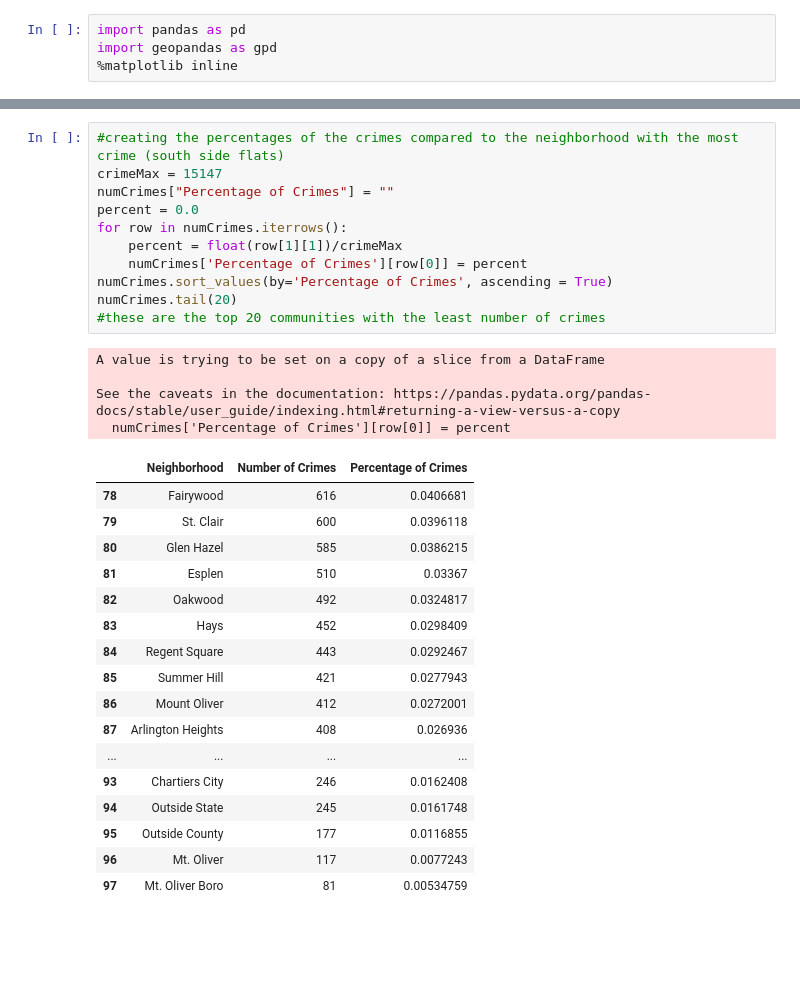
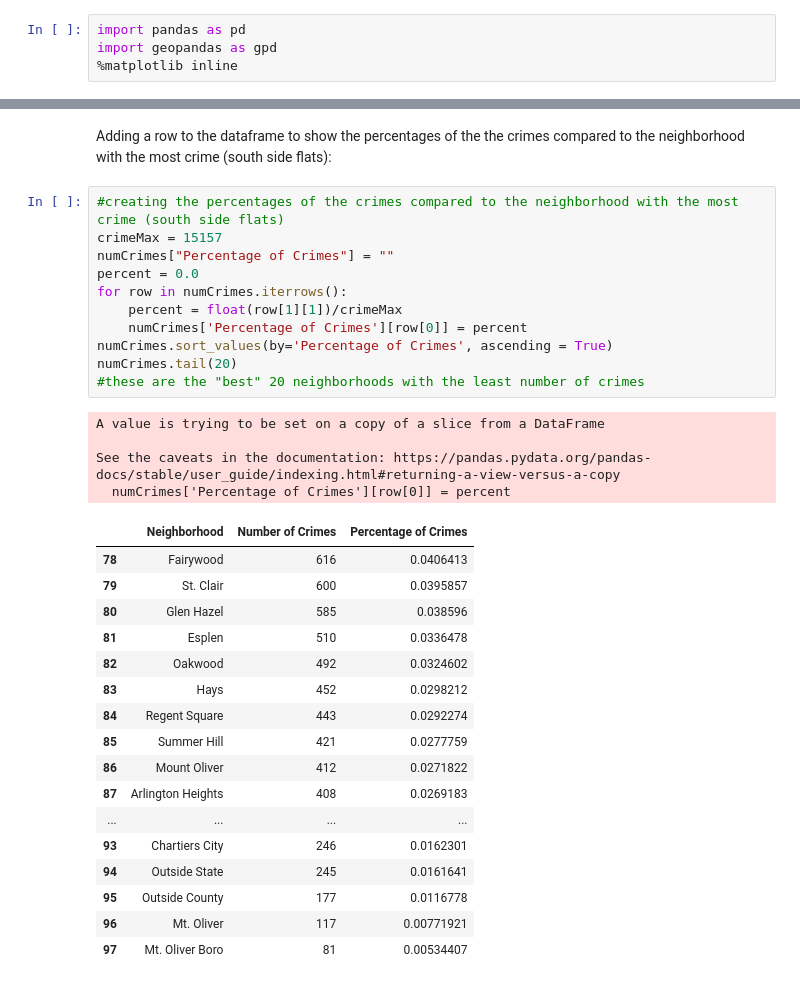
Before and after one commit to mark-sheffield/Final-Project, a Jupyter notebook: OwenProject.ipynb, the cells around one changed output, grey strips where cells are left out. Drawn from its saved outputs; the diff is of its cells as text; blank space fills up the shorter version.

```diff
--- a/OwenProject.ipynb
+++ b/OwenProject.ipynb
@@ -35,33 +62,35 @@ neighborhoods.plot(figsize = (10,10), cmap = "cividis", legend = True)
+# %% [markdown]
+Adding a row to the dataframe to show the percentages of the the crimes compared to the neighborhood with the most crime (south side flats):
 # %%
 #creating the percentages of the crimes compared to the neighborhood with the most crime (south side flats)
-crimeMax = 15147
+crimeMax = 15157
 numCrimes["Percentage of Crimes"] = ""
 percent = 0.0
 for row in numCrimes.iterrows():
     percent = float(row[1][1])/crimeMax
     numCrimes['Percentage of Crimes'][row[0]] = percent
 numCrimes.sort_values(by='Percentage of Crimes', ascending = True)
 numCrimes.tail(20)
-#these are the top 20 communities with the least number of crimes
+#these are the "best" 20 neighborhoods with the least number of crimes
 # %% [output]
 A value is trying to be set on a copy of a slice from a DataFrame
 
 See the caveats in the documentation: https://pandas.pydata.org/pandas-docs/stable/user_guide/indexing.html#returning-a-view-versus-a-copy
   numCrimes['Percentage of Crimes'][row[0]] = percent
 |  | Neighborhood | Number of Crimes | Percentage of Crimes |
-| 78 | Fairywood | 616 | 0.0406681 |
-| 79 | St. Clair | 600 | 0.0396118 |
-| 80 | Glen Hazel | 585 | 0.0386215 |
-| 81 | Esplen | 510 | 0.03367 |
-| 82 | Oakwood | 492 | 0.0324817 |
-| 83 | Hays | 452 | 0.0298409 |
-| 84 | Regent Square | 443 | 0.0292467 |
-| 85 | Summer Hill | 421 | 0.0277943 |
-| 86 | Mount Oliver | 412 | 0.0272001 |
-| 87 | Arlington Heights | 408 | 0.026936 |
+| 78 | Fairywood | 616 | 0.0406413 |
+| 79 | St. Clair | 600 | 0.0395857 |
+| 80 | Glen Hazel | 585 | 0.038596 |
+| 81 | Esplen | 510 | 0.0336478 |
+| 82 | Oakwood | 492 | 0.0324602 |
+| 83 | Hays | 452 | 0.0298212 |
+| 84 | Regent Square | 443 | 0.0292274 |
+| 85 | Summer Hill | 421 | 0.0277759 |
+| 86 | Mount Oliver | 412 | 0.0271822 |
+| 87 | Arlington Heights | 408 | 0.0269183 |
 | ... | ... | ... | ... |
-| 93 | Chartiers City | 246 | 0.0162408 |
-| 94 | Outside State | 245 | 0.0161748 |
-| 95 | Outside County | 177 | 0.0116855 |
-| 96 | Mt. Oliver | 117 | 0.0077243 |
-| 97 | Mt. Oliver Boro | 81 | 0.00534759 |
+| 93 | Chartiers City | 246 | 0.0162301 |
+| 94 | Outside State | 245 | 0.0161641 |
+| 95 | Outside County | 177 | 0.0116778 |
+| 96 | Mt. Oliver | 117 | 0.00771921 |
+| 97 | Mt. Oliver Boro | 81 | 0.00534407 |
```
Also changed, not shown: parts of 22 cells of this notebook.
